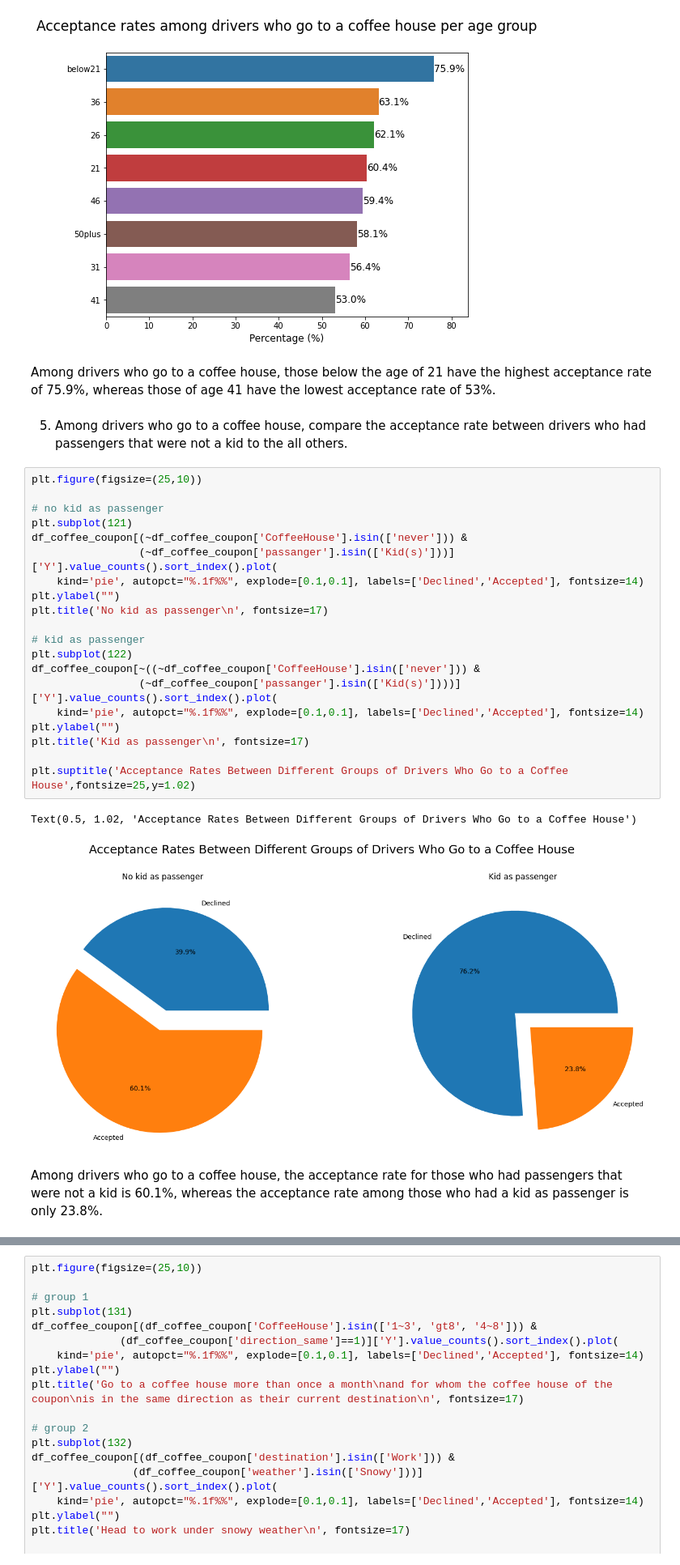
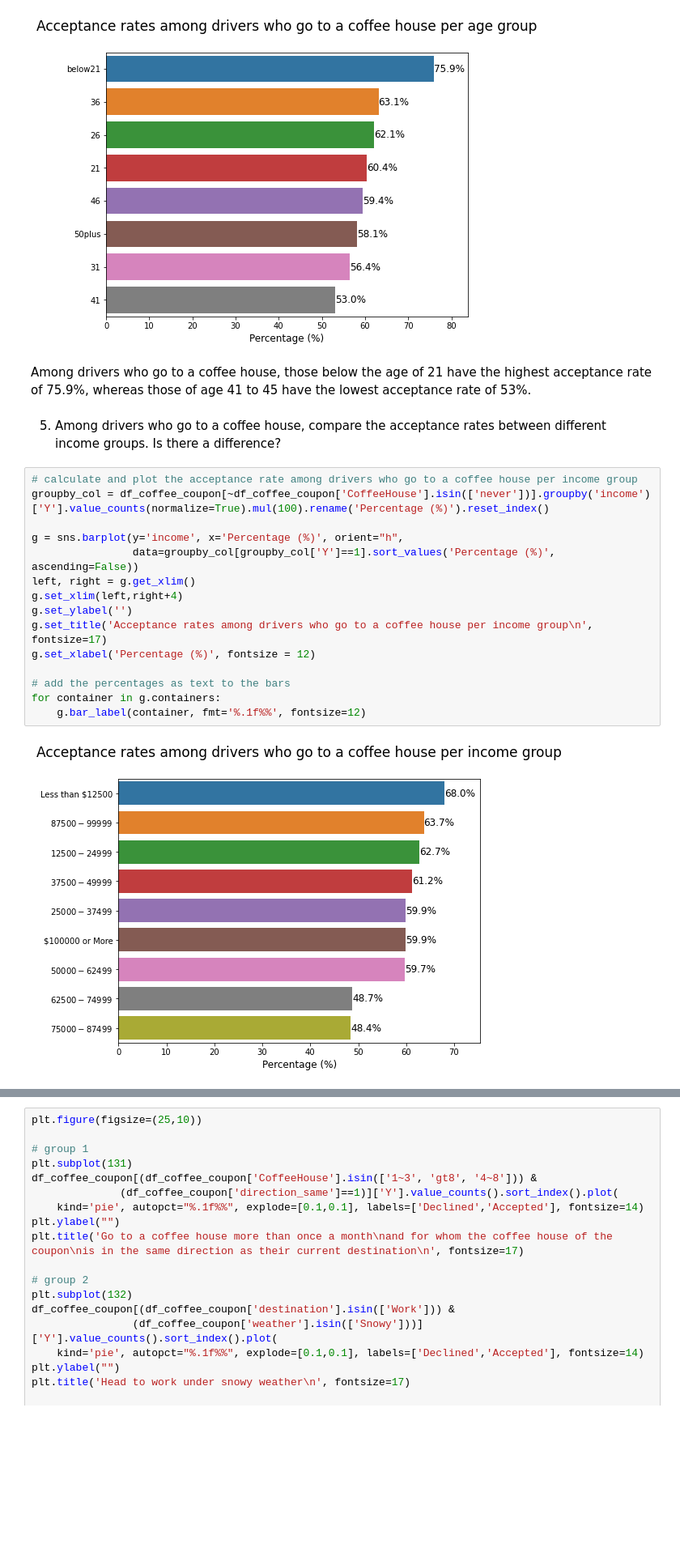
Before and after one commit to jessi88/in-vehicle_coupon_recommendation, a Jupyter notebook: in-vehicle_coupon_recommendation.ipynb, the cells around one changed output, grey strips where cells are left out. Shown at 81% size. Saved outputs shown, nothing was run; the diff lists cells and outputs as text; blank space fills up the shorter version.

```diff
--- a/in-vehicle_coupon_recommendation.ipynb
+++ b/in-vehicle_coupon_recommendation.ipynb
@@ -668,31 +665,23 @@ for container in g.containers:
 # %% [output]
 [figure]
 # %% [markdown]
-Among drivers who go to a coffee house, those below the age of 21 have the highest acceptance rate of 75.9%, whereas those of age 41 have the lowest acceptance rate of 53%.
+Among drivers who go to a coffee house, those below the age of 21 have the highest acceptance rate of 75.9%, whereas those of age 41 to 45 have the lowest acceptance rate of 53%.
 # %% [markdown]
-5. Among drivers who go to a coffee house, compare the acceptance rate between drivers who had passengers that were not a kid to the all others.
+5. Among drivers who go to a coffee house, compare the acceptance rates between different income groups. Is there a difference?
-# %%
-plt.figure(figsize=(25,10))
-
-# no kid as passenger
-plt.subplot(121)
-df_coffee_coupon[(~df_coffee_coupon['CoffeeHouse'].isin(['never'])) &
-                 (~df_coffee_coupon['passanger'].isin(['Kid(s)']))]['Y'].value_counts().sort_index().plot(
-    kind='pie', autopct="%.1f%%", explode=[0.1,0.1], labels=['Declined','Accepted'], fontsize=14)
-plt.ylabel("")
-plt.title('No kid as passenger\n', fontsize=17)
-
-# kid as passenger
-plt.subplot(122)
-df_coffee_coupon[~((~df_coffee_coupon['CoffeeHouse'].isin(['never'])) &
-                 (~df_coffee_coupon['passanger'].isin(['Kid(s)'])))]['Y'].value_counts().sort_index().plot(
-    kind='pie', autopct="%.1f%%", explode=[0.1,0.1], labels=['Declined','Accepted'], fontsize=14)
-plt.ylabel("")
-plt.title('Kid as passenger\n', fontsize=17)
-
-plt.suptitle('Acceptance Rates Between Different Groups of Drivers Who Go to a Coffee House',fontsize=25,y=1.02)
-# %% [output]
-Text(0.5, 1.02, 'Acceptance Rates Between Different Groups of Drivers Who Go to a Coffee House')
-[figure, removed]
-# %% [markdown]
-Among drivers who go to a coffee house, the acceptance rate for those who had passengers that were not a kid is 60.1%, whereas the acceptance rate among those who had a kid as passenger is only 23.8%.
+# %%
+# calculate and plot the acceptance rate among drivers who go to a coffee house per income group
+groupby_col = df_coffee_coupon[~df_coffee_coupon['CoffeeHouse'].isin(['never'])].groupby('income')['Y'].value_counts(normalize=True).mul(100).rename('Percentage (%)').reset_index()
+
+g = sns.barplot(y='income', x='Percentage (%)', orient="h",
+                data=groupby_col[groupby_col['Y']==1].sort_values('Percentage (%)', ascending=False))
+left, right = g.get_xlim()
+g.set_xlim(left,right+4)
+g.set_ylabel('')
+g.set_title('Acceptance rates among drivers who go to a coffee house per income group\n', fontsize=17)
+g.set_xlabel('Percentage (%)', fontsize = 12)
+
+# add the percentages as text to the bars
+for container in g.containers:
+    g.bar_label(container, fmt='%.1f%%', fontsize=12)
+# %% [output]
+[figure, added]
```
Also changed, not shown: parts of 7 cells of this notebook.
